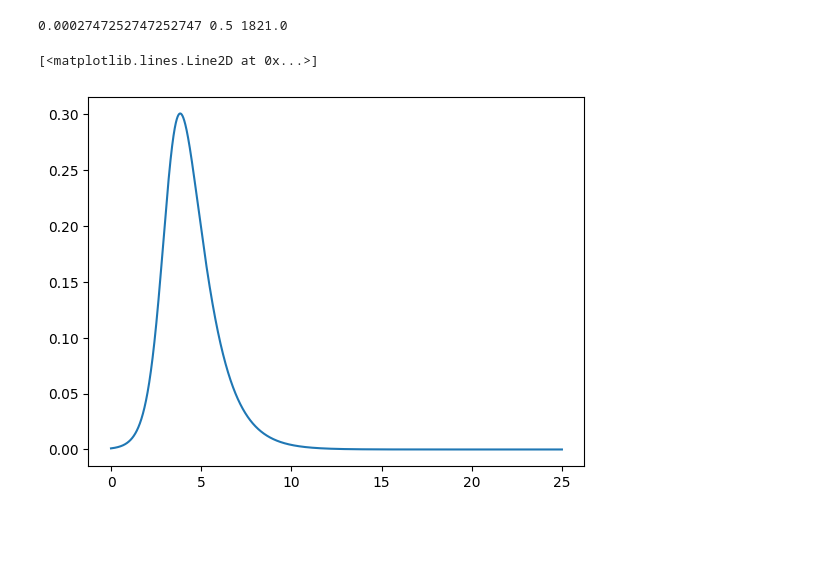
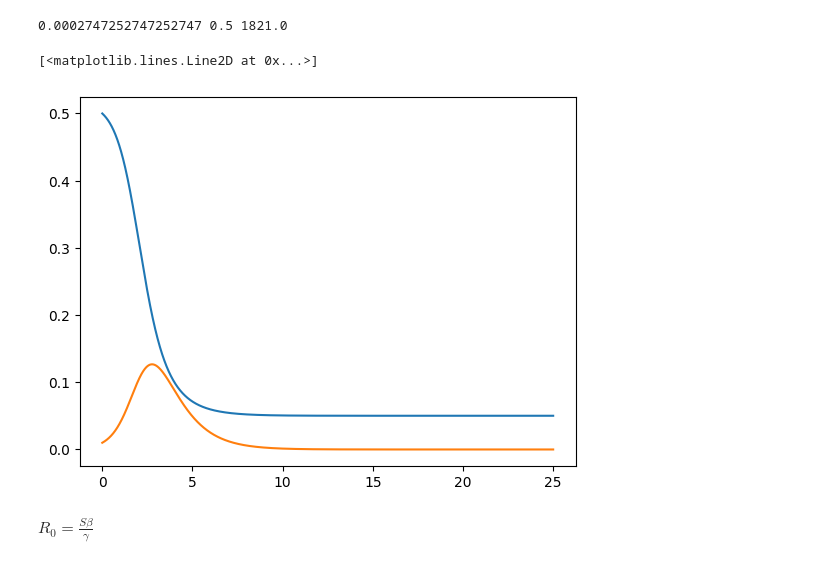
Before and after one commit to moises-santillan/MathematicalBiology, a Jupyter notebook: code/Python/SIR_Model.ipynb, the cells around one changed output. Drawn from its saved outputs; the diff is of its cells as text; code cells hidden in the pictures; blank space fills up the shorter version.

```diff
--- a/code/Python/SIR_Model.ipynb
+++ b/code/Python/SIR_Model.ipynb
@@ -13,19 +13,19 @@ def SIR_Full(u, t, alpha, beta, gamma, delta, mu):
 # %%
 R0 = 2
 mu = 1. / (75*52)
-gamma = 1000*mu
+gamma = 500*mu
 delta = 0.0
 alpha = mu
 beta = R0 * mu * (mu + gamma + delta) / alpha
 
-t = np.linspace(0, 1040, 40001)
+t = np.linspace(0, 520, 40001)
 
-u = odeint(SIR_Full, [.89, .01, 0], t, args=(alpha, beta, gamma, delta, mu))
+u = odeint(SIR_Full, [.99, .01, 0], t, args=(alpha, beta, gamma, delta, mu))
 
 plt.plot(t/52., u[:,0], color='C0', label="S")
 plt.plot(t/52., u[:,1], color='C1', label="I")
 plt.plot(t/52., u[:,2], color='C2', label="R")
-plt.plot(t/52., np.sum(u, axis=1), color='C3', label="M")
+plt.plot(t/52., np.sum(u, axis=1), color='C3', label="N")
 plt.legend()
 plt.xlabel("t (years)")
 plt.ylabel("Population size")
@@ -87,12 +87,15 @@ print(mu, gamma, rho)
 # %% [output]
 0.0002747252747252747 0.5 1821.0
 # %%
-R0 = 3
+R0 = 5
 
 t = np.linspace(0, 25, 10000)
 
-u = odeint(SIR_CP, [.999, .001], t, args=(R0,))
+u = odeint(SIR_CP, [.5, .01], t, args=(R0,))
+plt.plot(t, u[:,0])
 plt.plot(t, u[:,1])
 # %% [output]
 [<matplotlib.lines.Line2D at 0x...>]
-[figure, old version]
+[figure, new version]
+# %% [markdown]
+$R_0 = \frac{S \beta}{\gamma}$
```
Also changed, not shown: parts of 2 cells of this notebook.
